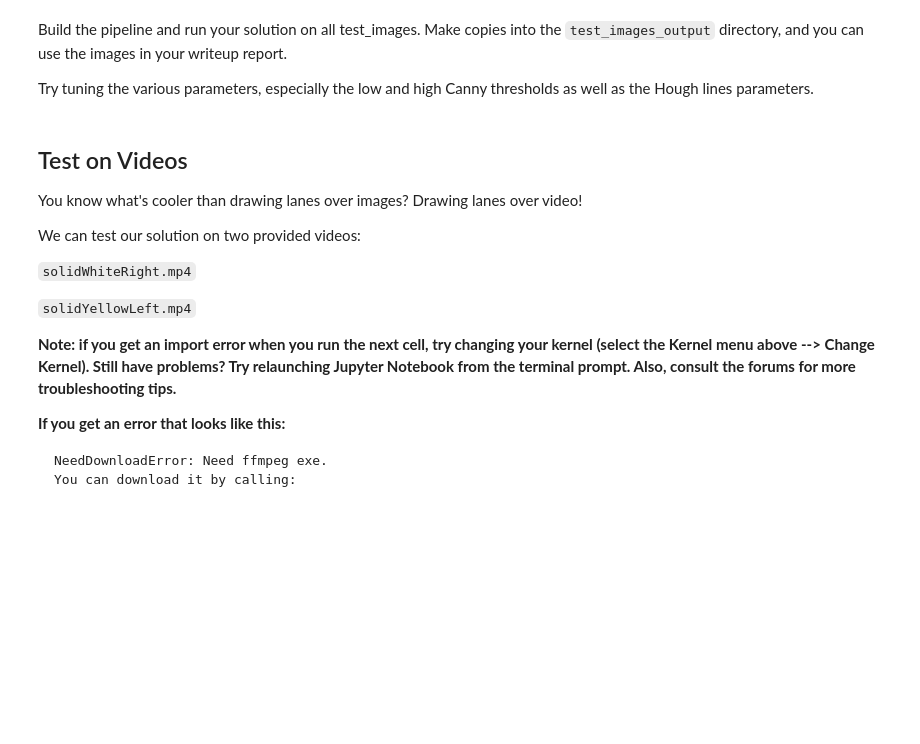
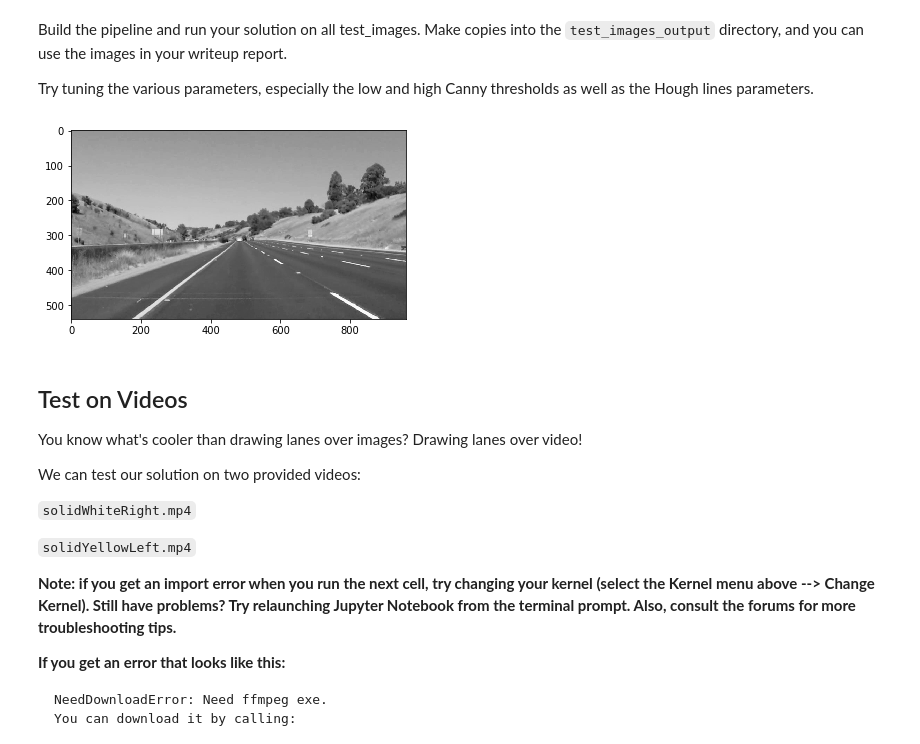
Before and after one commit to dkarunakaran/carnd-lanelines-p1, a Jupyter notebook: P1.ipynb, the cells around one changed output. Cells and saved outputs as stored; diff of their text form; code cells hidden in the pictures; blank space fills up the shorter version.

```diff
--- a/P1.ipynb
+++ b/P1.ipynb
@@ -248,6 +248,9 @@ Try tuning the various parameters, especially the low and high Canny thresholds
 
 def pipeline(img, vertices, kernel_size = 3, low_threshold = 40, high_threshold =100, rho = 2, threshold = 50, min_line_length = 10, max_line_gap = 20):
     gray_image = grayscale(img)
+    # Display the image
+    plt.imshow(gray_image, cmap='Greys_r')
+
     blur_gray_image = gaussian_blur(gray_image, 5)
     canny_image = canny(blur_gray_image, low_threshold, high_threshold)
 
@@ -265,33 +268,35 @@ def pipeline(img, vertices, kernel_size = 3, low_threshold = 40, high_threshold
     #Draw left and right images
     draw_left_right_lanes(lines, line_img, img, [255, 0, 0], 15)
 
     #combine the images
     final_image = weighted_img(line_img, img, 1.0, .95, 0.0)
 
     return final_image
 
 
 def save(dir, f):
     image = mpimg.imread(dir+f);
     imshape = image.shape
     vertices = np.array([[(0,imshape[0]),(500,290), (460, 290), (imshape[1],imshape[0])]], dtype=np.int32)
     image = pipeline(image, vertices)
     image = cv2.cvtColor(image, cv2.COLOR_BGR2RGB)
     fname = ''.join([dir,'combined_',f])
     cv2.imwrite(fname,image)
 
 f = 'solidWhiteCurve.jpg'
 save('test_images/', f)
 f = 'solidWhiteRight.jpg'
 save('test_images/', f)
 f = 'solidYellowCurve.jpg'
 save('test_images/', f)
 f = 'solidYellowCurve2.jpg'
 save('test_images/', f)
 f = 'solidYellowLeft.jpg'
 save('test_images/', f)
 f = 'whiteCarLaneSwitch.jpg'
 save('test_images/', f)
+# %% [output]
+[figure, added]
 # %% [markdown]
 ## Test on Videos
 
```
Also changed, not shown: 2 other files.
